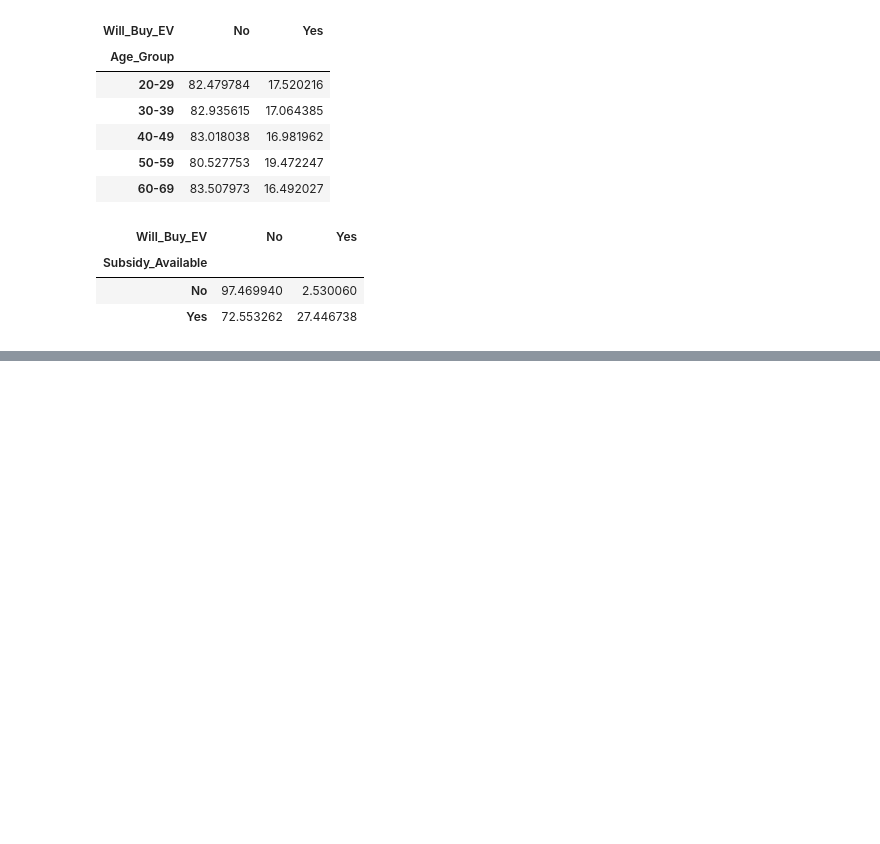
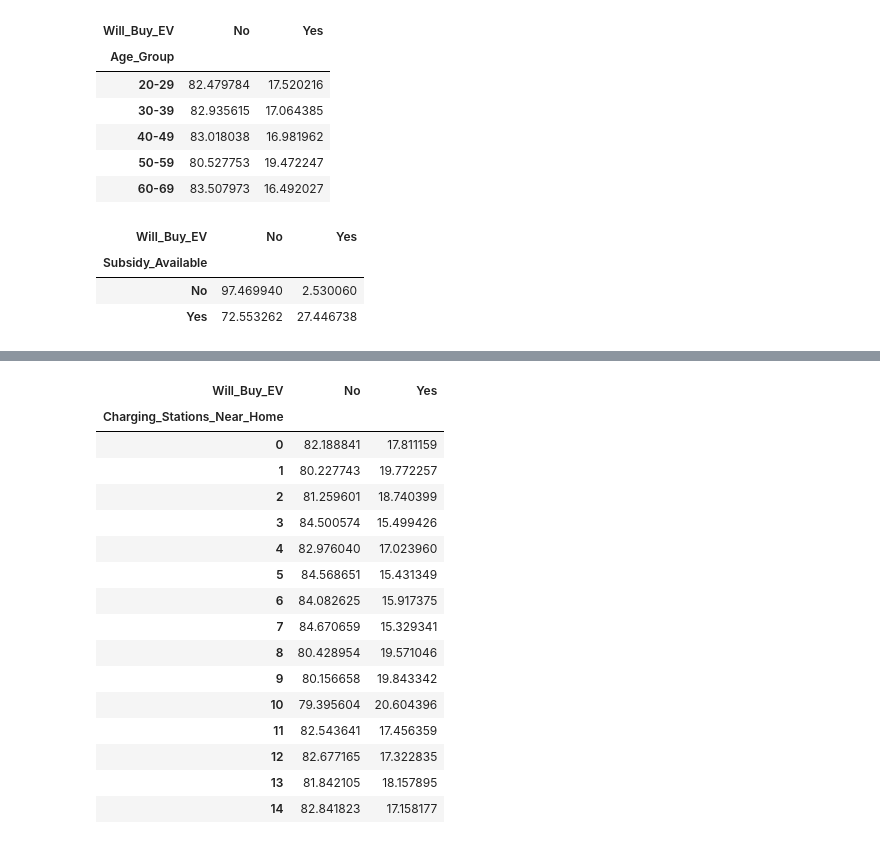
Before and after one commit to LakshmanGnanasambandan/Understanding-EV-Adoption, a Jupyter notebook: eda/01_Data_Profiling.ipynb, the cells around one changed output, grey strips where cells are left out. Saved outputs shown, nothing was run; the diff lists cells and outputs as text; code cells hidden in the pictures; blank space fills up the shorter version.

```diff
--- a/eda/01_Data_Profiling.ipynb
+++ b/eda/01_Data_Profiling.ipynb
@@ -277,0 +278,16 @@ pd.crosstab(
+# %%
+bins = [0, 10, 20, 30, 40, 50, float("inf")]
+labels = ["0-9", "10-19", "20-29", "30-39", "40-49", "50+"]
+
+df["Commute_Group"] = pd.cut(
+    df["Daily_Commute_km"],
+    bins=bins,
+    labels=labels,
+    right=False
+)
+
+pd.crosstab(
+    df["Commute_Group"],
+    df["Will_Buy_EV"],
+    normalize="index"
+) * 100
@@ -277,0 +307,24 @@ pd.crosstab(
+# %%
+pd.crosstab(
+    df["Charging_Stations_Near_Home"],
+    df["Will_Buy_EV"],
+    normalize="index"
+) * 100
+# %% [output]
+| Will_Buy_EV | No | Yes |
+| Charging_Stations_Near_Home |  |  |
+| 0 | 82.188841 | 17.811159 |
+| 1 | 80.227743 | 19.772257 |
+| 2 | 81.259601 | 18.740399 |
+| 3 | 84.500574 | 15.499426 |
+| 4 | 82.976040 | 17.023960 |
+| 5 | 84.568651 | 15.431349 |
+| 6 | 84.082625 | 15.917375 |
+| 7 | 84.670659 | 15.329341 |
+| 8 | 80.428954 | 19.571046 |
+| 9 | 80.156658 | 19.843342 |
+| 10 | 79.395604 | 20.604396 |
+| 11 | 82.543641 | 17.456359 |
+| 12 | 82.677165 | 17.322835 |
+| 13 | 81.842105 | 18.157895 |
+| 14 | 82.841823 | 17.158177 |
```
Also changed, not shown: parts of 88 cells of this notebook, 4 other files.
